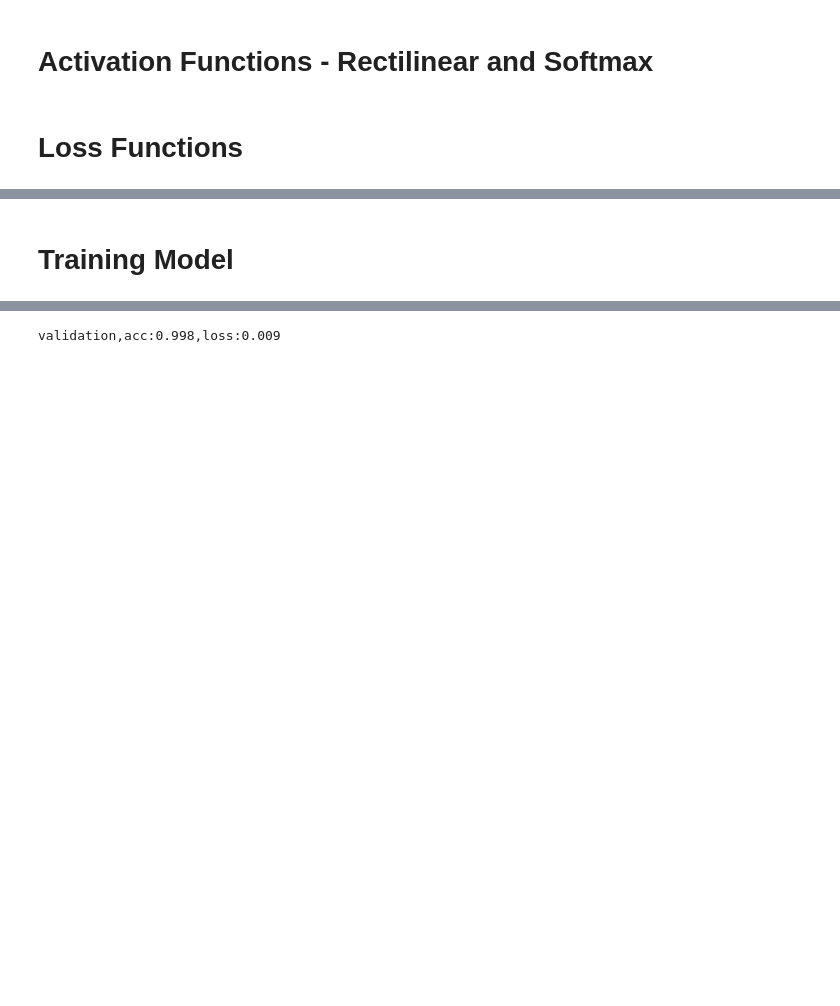
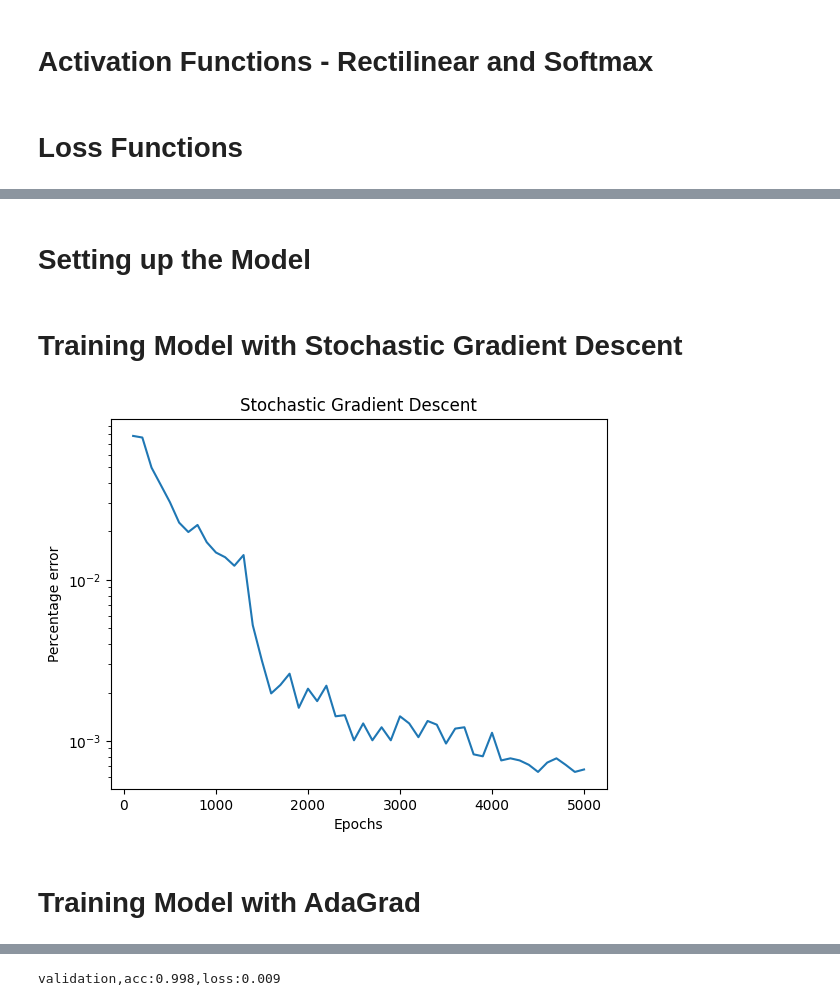
Before and after one commit to Danny-dude/Shuttle-Problem-Neural-Network-, a Jupyter notebook: Model.ipynb, the cells around one changed output, grey strips where cells are left out. Cells and saved outputs as stored; diff of their text form; code cells hidden in the pictures; blank space fills up the shorter version.

```diff
--- a/Model.ipynb
+++ b/Model.ipynb
@@ -184,0 +263,2 @@ n_input_params = 9
+# %% [markdown]
+# Setting up the Model
@@ -185,3 +287,50 @@ n_input_params = 9
+# %% [markdown]
+# Training Model with Stochastic Gradient Descent
+# %%
+# Initialise storage arrays
+SGD_acc = []
+# Select Optimizer
+optimizer = SGD(learning_rate,decay,momentum)
+for epoch in range(5001):
+    # Forward pass, for activation function too
+    input_layer.forward(batch)
+    activation1.forward(input_layer.output)
+    # Forward pass on second layer, input is output of first layer (the activation output)
+    layer2.forward(activation1.output)
+    # Forward pass through activation/loss function
+    # Takes output of second layer and returns loss
+    loss = loss_activation.forward(layer2.output,classfy)
+    # Calculate the accuracy from output of activation2 and targets, along first axis
+    predictions = np.argmax(loss_activation.output,axis=1)
+
+    accuracy = np.mean(predictions==classfy)
+    if not epoch % 100:
+        SGD_acc.append(accuracy)
+        # print(f'epoch:{epoch},'+
+        #       f'acc:{accuracy},'+
+        #       f'loss:{loss:.3f},'+
+        #       f'lr:{optimizer.current_learning_rate}')
+    # Backward pass
+    loss_activation.backward(loss_activation.output,classfy)
+    layer2.backward(loss_activation.dinputs)
+    activation1.backward(layer2.dinputs)
+    input_layer.backward(activation1.dinputs)
+    # Update weights and biases
+    optimizer.pre_update_params()
+    optimizer.update_params(input_layer)
+    optimizer.update_params(layer2)
+    optimizer.post_update()
+# %%
+fig,ax = plt.subplots()
+
+ax.plot(np.array(range(0,5001,100))[1:],1-np.array(SGD_acc)[1:])
+ax.set_title("Stochastic Gradient Descent")
+ax.set_yscale('log')
+ax.set_ylabel("Percentage error")
+ax.set_xlabel('Epochs')
+plt.show()
+# %% [output]
+[figure, added]
 # %% [markdown]
-# Training Model
+# Training Model with AdaGrad
 # %%
```
Also changed, not shown: parts of 25 cells of this notebook.
